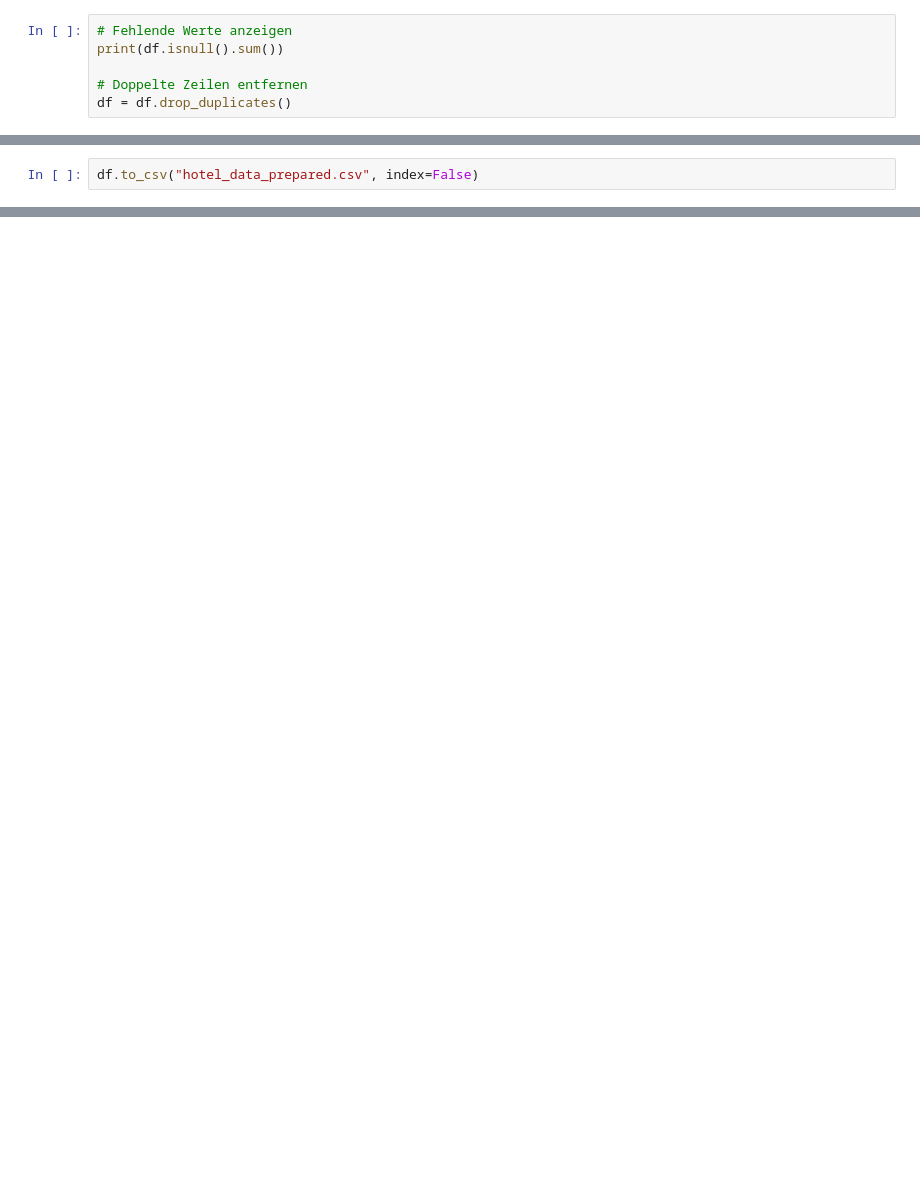
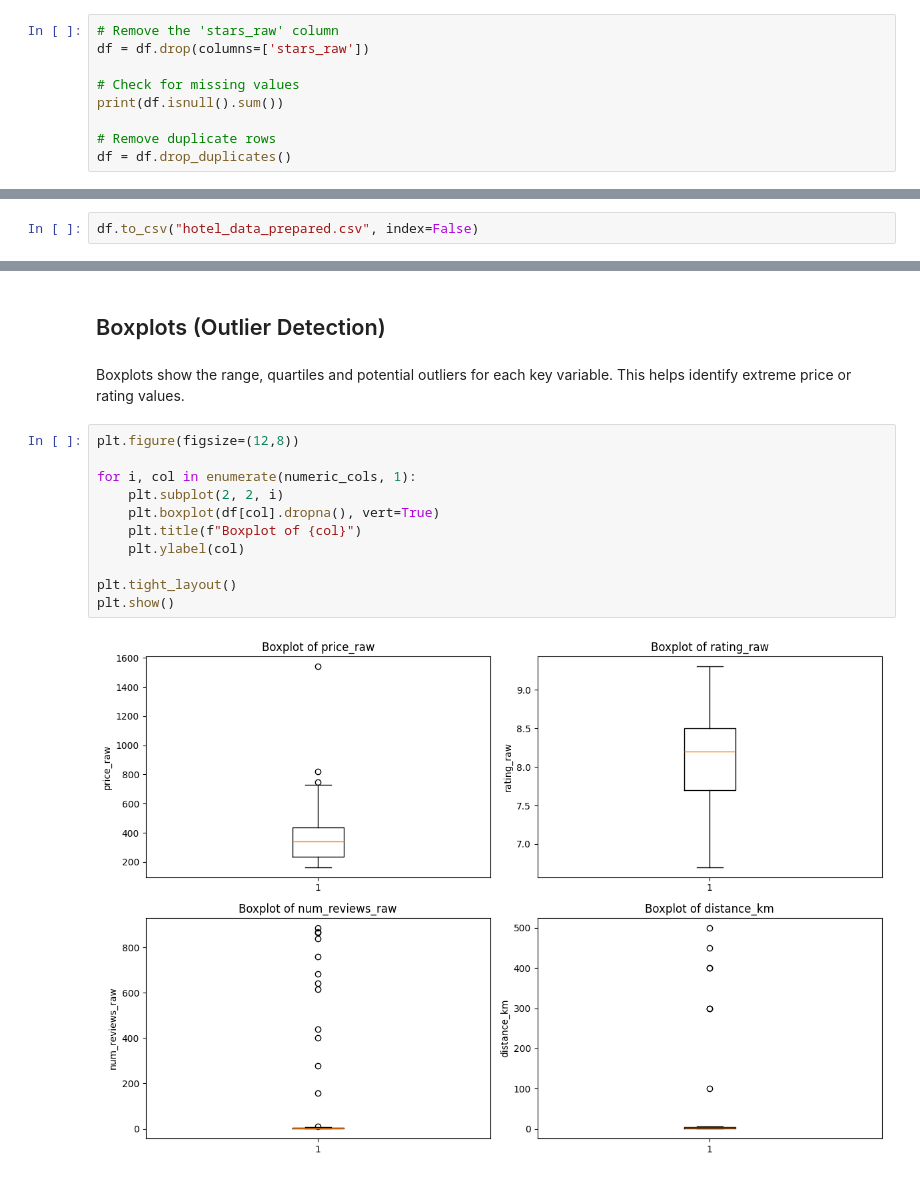
Before and after one commit to Arben-ai/data-analytics-hotelprices, a Jupyter notebook: notebooks/hotels_data_preparation.ipynb, the cells around one changed output, grey strips where cells are left out. Drawn from its saved outputs; the diff is of its cells as text; blank space fills up the shorter version.

```diff
--- a/notebooks/hotels_data_preparation.ipynb
+++ b/notebooks/hotels_data_preparation.ipynb
@@ -13,7 +17,10 @@ df.head()
 # %%
-# Fehlende Werte anzeigen
+# Remove the 'stars_raw' column
+df = df.drop(columns=['stars_raw'])
+
+# Check for missing values
 print(df.isnull().sum())
 
-# Doppelte Zeilen entfernen
+# Remove duplicate rows
 df = df.drop_duplicates()
 # %% [output]
@@ -76,0 +325,18 @@ df.to_csv("hotel_data_prepared.csv", index=False)
+# %% [markdown]
+## Boxplots (Outlier Detection)
+# %% [markdown]
+Boxplots show the range, quartiles and potential outliers for each key variable.
+This helps identify extreme price or rating values.
+# %%
+plt.figure(figsize=(12,8))
+
+for i, col in enumerate(numeric_cols, 1):
+    plt.subplot(2, 2, i)
+    plt.boxplot(df[col].dropna(), vert=True)
+    plt.title(f"Boxplot of {col}")
+    plt.ylabel(col)
+
+plt.tight_layout()
+plt.show()
+# %% [output]
+[figure, added]
```
Also changed, not shown: parts of 43 cells of this notebook, 1 other file.
